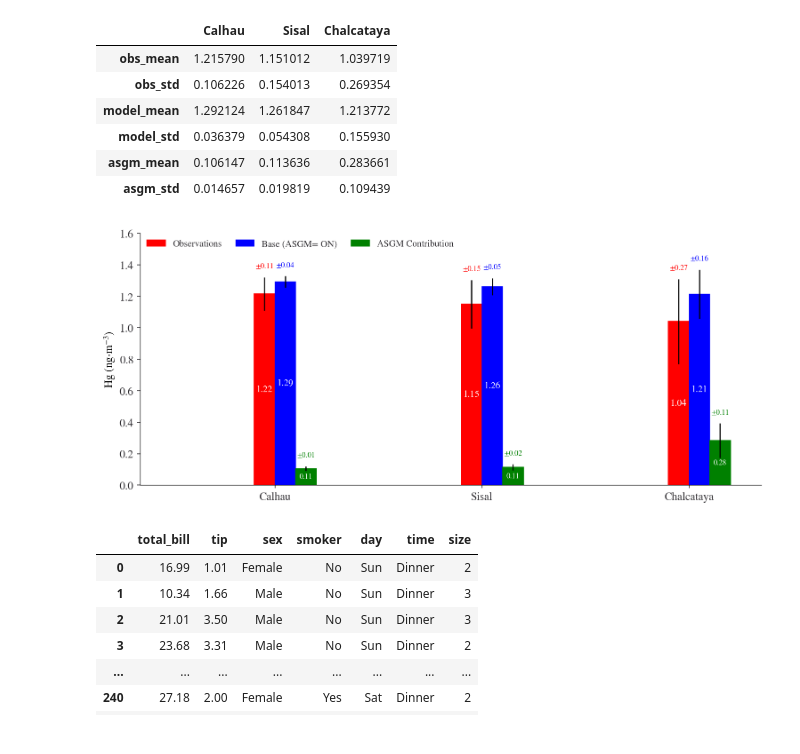
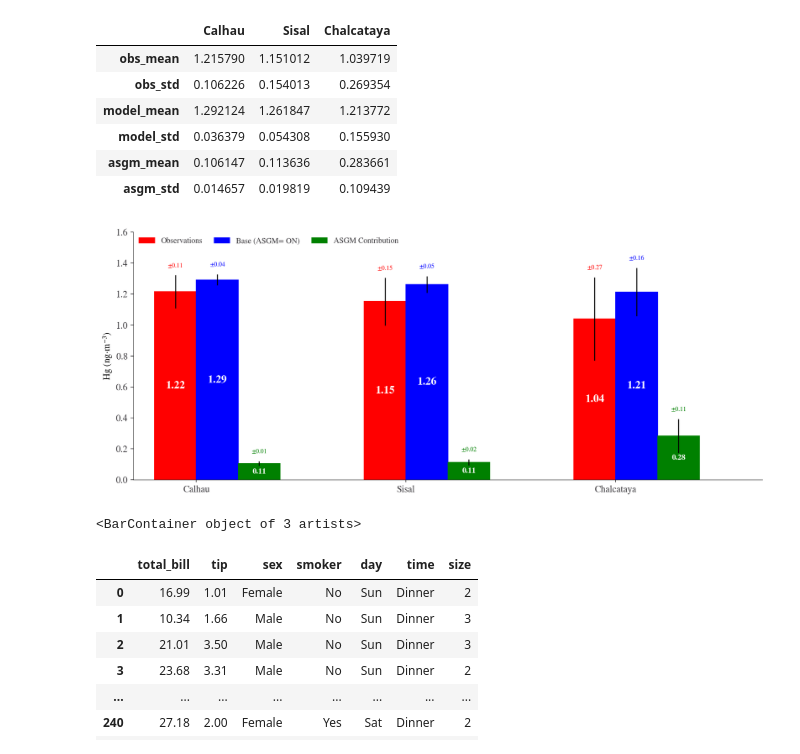
Before and after one commit to Shakes-tzd/MIT_TPP_thesis, a Jupyter notebook: JPnotebooks/LATAM GMOS Sites_Obs v Model.ipynb, the cells around one changed output. Cells and saved outputs as stored; diff of their text form; code cells hidden in the pictures.

```diff
--- a/JPnotebooks/LATAM GMOS Sites_Obs v Model.ipynb
+++ b/JPnotebooks/LATAM GMOS Sites_Obs v Model.ipynb
@@ -696,39 +696,49 @@ pd.DataFrame(my_mmeans)
 # %%
 labels = list(my_mmeans.keys())
 obs_means = [my_mmeans[labels[0]]['obs_mean'],my_mmeans[labels[1]]['obs_mean'],my_mmeans[labels[2]]['obs_mean']]#,my_mmeans[labels[3]]['obs_mean']]#,my_mmeans[labels[4]]['obs_mean']]
 obs_stds = [my_mmeans[labels[0]]['obs_std'],my_mmeans[labels[1]]['obs_std'],my_mmeans[labels[2]]['obs_std']]#,my_mmeans[labels[3]]['obs_std']]#,my_mmeans[labels[4]]['obs_std']]
 model_means =[my_mmeans[labels[0]]['model_mean'],my_mmeans[labels[1]]['model_mean'],my_mmeans[labels[2]]['model_mean']]#,my_mmeans[labels[3]]['model_mean']]#,my_mmeans[labels[4]]['model_mean']]
 model_stds =[my_mmeans[labels[0]]['model_std'],my_mmeans[labels[1]]['model_std'],my_mmeans[labels[2]]['model_std']]#,my_mmeans[labels[3]]['model_std']]#,my_mmeans[labels[4]]['model_std']]
 asgm_means = [my_mmeans[labels[0]]['asgm_mean'],my_mmeans[labels[1]]['asgm_mean'],my_mmeans[labels[2]]['asgm_mean']]#,my_mmeans[labels[3]]['asgm_mean']]#,my_mmeans[labels[4]]['asgm_mean']]
 asgm_stds = [my_mmeans[labels[0]]['asgm_std'],my_mmeans[labels[1]]['asgm_std'],my_mmeans[labels[2]]['asgm_std']]#,my_mmeans[labels[3]]['asgm_std']]#,my_mmeans[labels[4]]['asgm_std']]
-
+def addlabels(x,y):
+    for i in range(len(x)):
+        plt.text(i, y[i]//2,y[i], ha = 'center',
+                 Bbox = dict(facecolor = 'white', alpha = .5))
 
 x = np.arange(len(labels))
 width = 0.3
 
 fig=plt.figure(figsize=(12,5))
 
 #plt.grid(True, which='both', axis='y', alpha=0.5, linewidth=0.5)
-obs_bar=plt.bar(x+width/3, obs_means, width/3,yerr=obs_stds, label='Observations', color='red', edgecolor='red')
-model_bar=plt.bar(x+(width*2)/3, model_means, width/3,yerr=model_stds, label='Base (ASGM= ON)', color='blue', edgecolor='blue')
-asgm_bar=plt.bar(x+width, asgm_means, width/3,yerr=asgm_stds, label='ASGM Contribution', color='green', edgecolor='green')#,capsize=6
-plt.xticks(x+width/2, labels)
+obs_bar=plt.bar((x/2)+width/3, obs_means, width/3,yerr=obs_stds, label='Observations', color='red', edgecolor='red')
+model_bar=plt.bar((x/2)+(width*2)/3, model_means, width/3,yerr=model_stds, label='Base (ASGM= ON)', color='blue', edgecolor='blue')
+asgm_bar=plt.bar((x/2)+width, asgm_means, width/3,yerr=asgm_stds, label='ASGM Contribution', color='green', edgecolor='green')#,capsize=6
+# plt.xticks(x+width/2, labels)
 plt.legend(loc='upper left', frameon=False,ncol=3)
 plt.ylabel('Hg (ng$\cdot$m$^{-3}$)')
 #plt.xlabel('Site')
 plt.bar_label(obs_bar,labels=['±%.2f' % e for e in obs_stds ],padding=8, color='r', fontsize=8)
-plt.bar_label(obs_bar,label_type='center',fmt='%.2f', color='w',fontsize=10)
+plt.bar_label(obs_bar,label_type='center',fmt='%.2f', color='w',fontsize=14,fontweight='bold')
 plt.bar_label(model_bar,labels=['±%.2f' % e for e in model_stds ],padding=8, color='b', fontsize=8)
-plt.bar_label(model_bar,label_type='center',fmt='%.2f',color='w', fontsize=10)
+plt.bar_label(model_bar,label_type='center',fmt='%.2f',color='w', fontsize=14,fontweight='bold')
 plt.bar_label(asgm_bar,labels=['±%.2f' % e for e in asgm_stds ],padding=8, color='g', fontsize=8)
-plt.bar_label(asgm_bar,label_type='center',fmt='%.2f', color='w',fontsize=8)
+plt.bar_label(asgm_bar,label_type='center',fmt='%.2f', color='w',fontsize=10,fontweight='bold')
+plt.xticks((x/2)+width/2, labels)
+plt.xlim([0,1.5])
 #plt.title('Hg Average Concentration by Site')
+plt.tight_layout()
 name='gmos_sites_stats.pdf'
 savepath='/home/tzd/fs03/d1/tzd/Data_analysis/MIT_TPP_thesis/figures/GMOS_Sites/'+name
 fig.savefig(savepath,bbox_inches='tight')
 plt.show()
 # %% [output]
-[figure, old version]
+[figure, new version]
+# %%
+print(asgm_bar)
+# %% [output]
+<BarContainer object of 3 artists>
 # %%
 df = sns.load_dataset('tips')
 df
```
Also changed, not shown: 1 other file.
